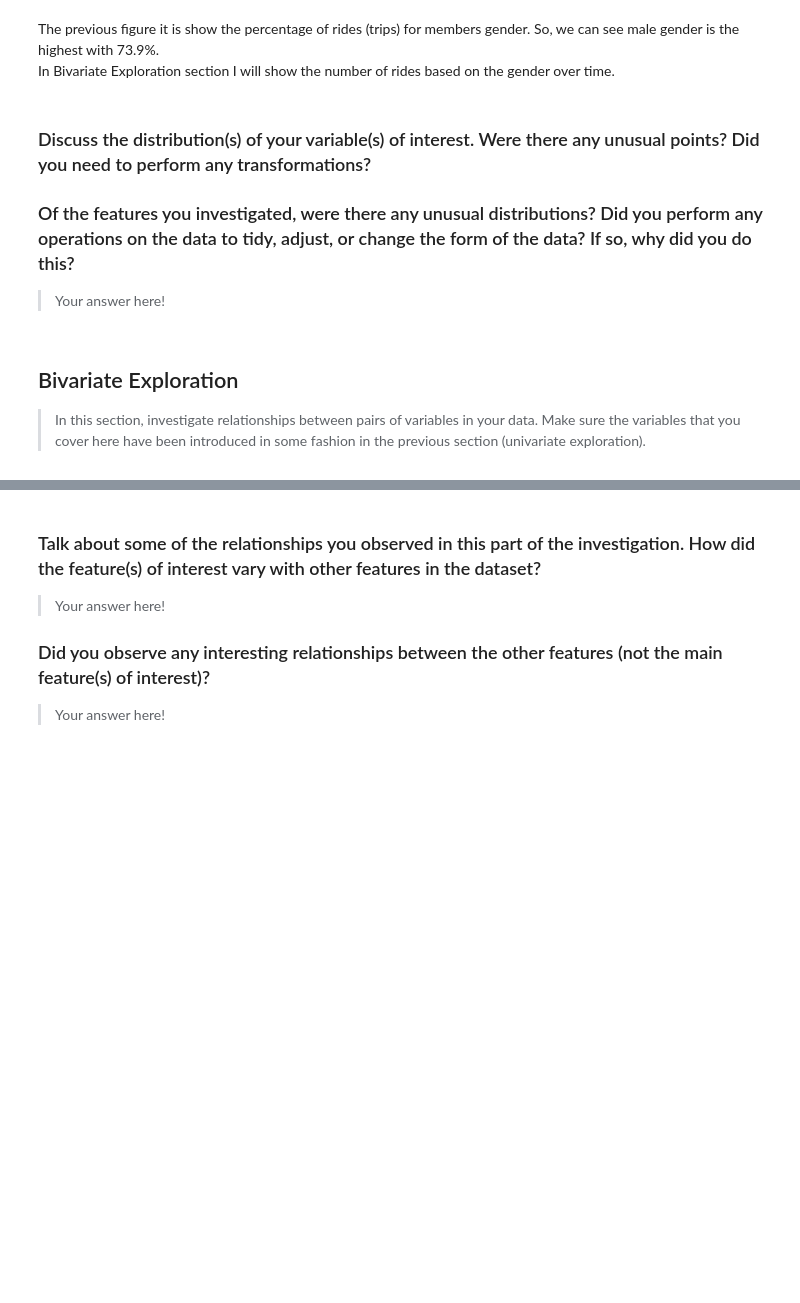
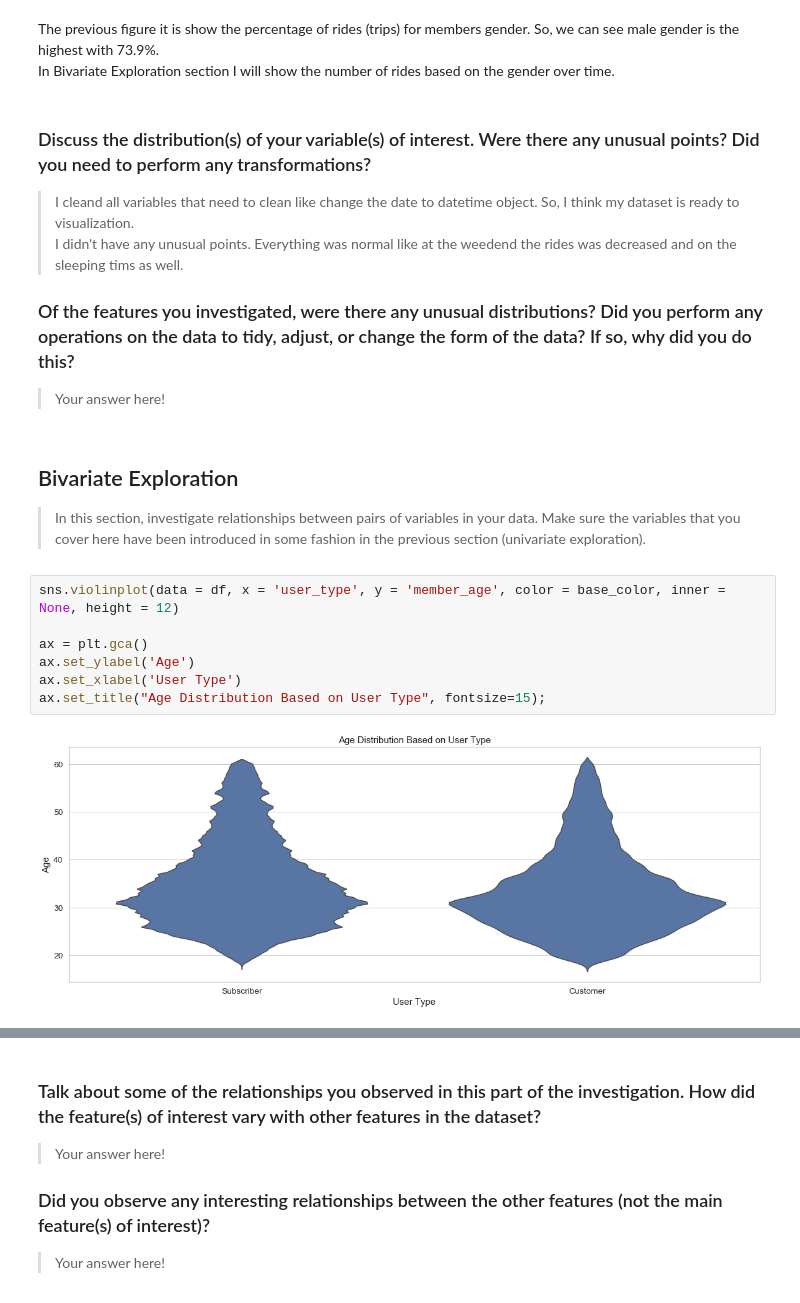
Before and after one commit to Alyahya-A/communicate-data-findings, a Jupyter notebook: communicate-data-findings-exploration.ipynb, the cells around one changed output, grey strips where cells are left out. Drawn from its saved outputs; the diff is of its cells as text; blank space fills up the shorter version.

```diff
--- a/communicate-data-findings-exploration.ipynb
+++ b/communicate-data-findings-exploration.ipynb
@@ -638,7 +631,7 @@ In Bivariate Exploration section I will show the number of rides based on the ge
 # %% [markdown]
 ### Discuss the distribution(s) of your variable(s) of interest. Were there any unusual points? Did you need to perform any transformations?
 
->
+>  I cleand all variables that need to clean like change the date to datetime object. So, I think my dataset is ready to visualization. <br> I didn't have any unusual points. Everything was normal like at the weedend the rides was decreased and on the sleeping tims as well.
 
 ### Of the features you investigated, were there any unusual distributions? Did you perform any operations on the data to tidy, adjust, or change the form of the data? If so, why did you do this?
 
@@ -649,3 +642,12 @@ In Bivariate Exploration section I will show the number of rides based on the ge
 > In this section, investigate relationships between pairs of variables in your
 data. Make sure the variables that you cover here have been introduced in some
 fashion in the previous section (univariate exploration).
+# %%
+sns.violinplot(data = df, x = 'user_type', y = 'member_age', color = base_color, inner = None, height = 12)
+
+ax = plt.gca()
+ax.set_ylabel('Age')
+ax.set_xlabel('User Type')
+ax.set_title("Age Distribution Based on User Type", fontsize=15);
+# %% [output]
+[figure, added]
```
Also changed, not shown: parts of 28 cells of this notebook.
